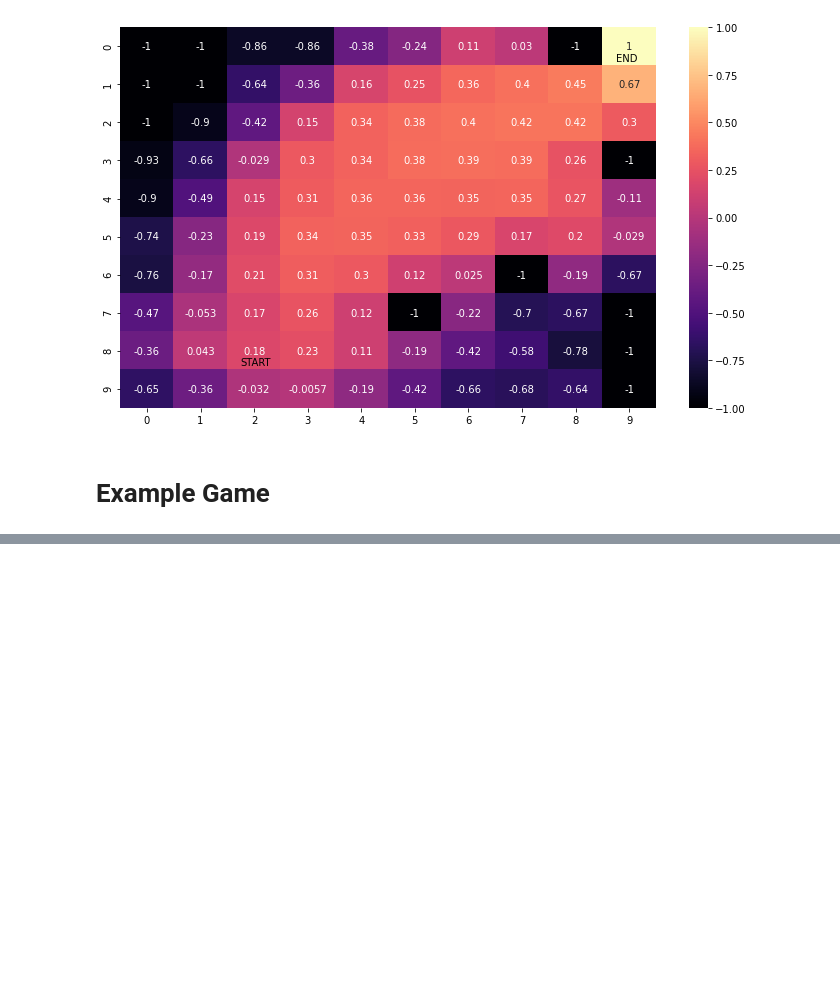
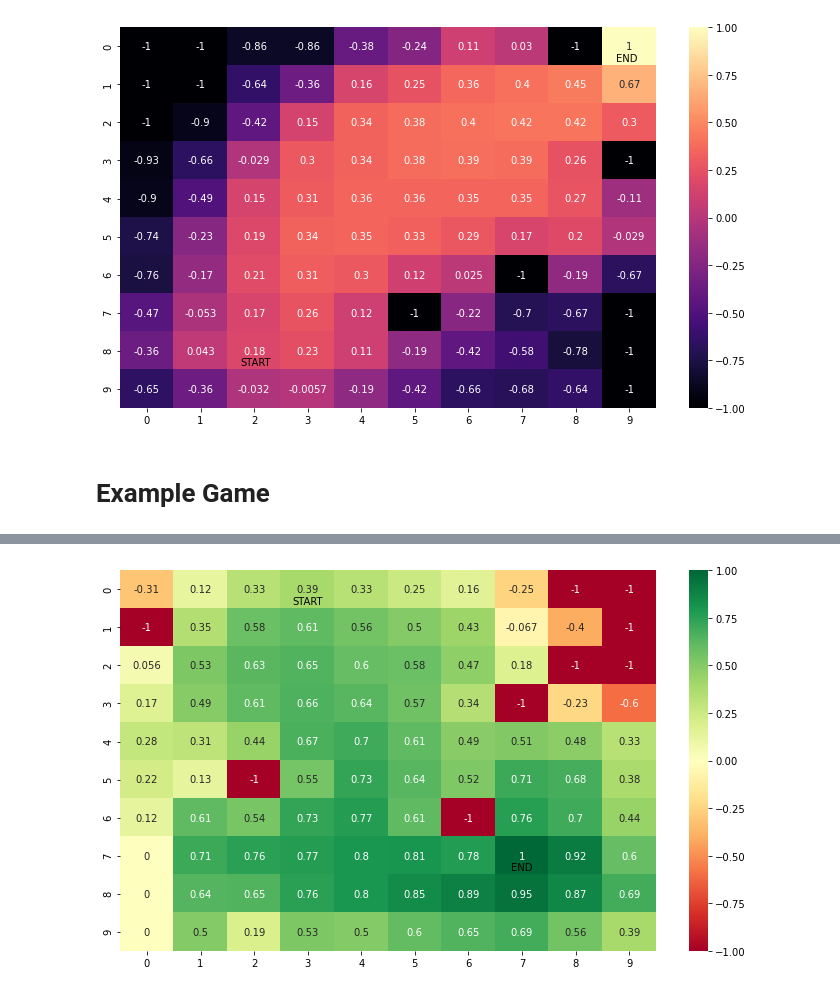
Before and after one commit to WhiffleFish/Grid, a Jupyter notebook: GridWorld.ipynb, the cells around one changed output, grey strips where cells are left out. Cells and saved outputs as stored; diff of their text form; code cells hidden in the pictures; blank space fills up the shorter version.

```diff
--- a/GridWorld.ipynb
+++ b/GridWorld.ipynb
@@ -42,0 +67,11 @@ up
+# %%
+agent3 = gridAgent(10, random_state=69)
+agent3.play(20_000)
+# %%
+plt.figure(figsize=(12,7))
+sns.heatmap(agent3.exp_grid, cmap='RdYlGn', annot=True)
+plt.text(agent3.path[0][1]+0.5,agent3.path[0][0]+0.8,'START',verticalalignment='center',horizontalalignment='center')
+plt.text(agent3.reward_pos[1]+0.5,agent3.reward_pos[0]+0.8,'END',verticalalignment='center',horizontalalignment='center')
+plt.show()
+# %% [output]
+[figure, added]
```
Also changed, not shown: parts of 14 cells of this notebook.
